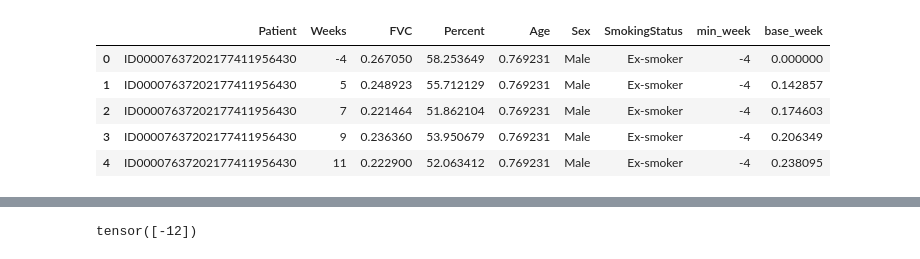
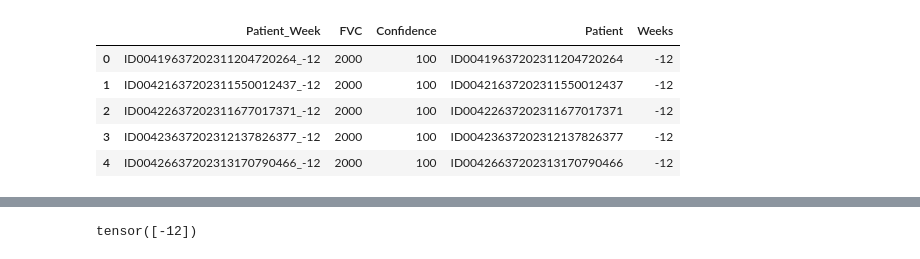
Before and after one commit to jonykarki/Kaggle-OSIC-Pulmonary-Fibrosis-Progression, a Jupyter notebook: LSTM/main.ipynb, the cells around one changed output, grey strips where cells are left out. Cells and saved outputs as stored; diff of their text form; code cells hidden in the pictures.

```diff
--- a/LSTM/main.ipynb
+++ b/LSTM/main.ipynb
@@ -62,9 +19,0 @@ train_df[['base_week', 'FVC', 'Age']] = lstm_input_scaled
-# %%
-train_df.head()
-# %% [output]
-|  | Patient | Weeks | FVC | Percent | Age | Sex | SmokingStatus | min_week | base_week |
-| 0 | ID00007637202177411956430 | -4 | 0.267050 | 58.253649 | 0.769231 | Male | Ex-smoker | -4 | 0.000000 |
-| 1 | ID00007637202177411956430 | 5 | 0.248923 | 55.712129 | 0.769231 | Male | Ex-smoker | -4 | 0.142857 |
-| 2 | ID00007637202177411956430 | 7 | 0.221464 | 51.862104 | 0.769231 | Male | Ex-smoker | -4 | 0.174603 |
-| 3 | ID00007637202177411956430 | 9 | 0.236360 | 53.950679 | 0.769231 | Male | Ex-smoker | -4 | 0.206349 |
-| 4 | ID00007637202177411956430 | 11 | 0.222900 | 52.063412 | 0.769231 | Male | Ex-smoker | -4 | 0.238095 |
@@ -70,0 +47,12 @@ train_df.head()
+# %%
+# extract the Patient and weeks from the Patient_Week column
+sub_df['Patient'] = sub_df['Patient_Week'].apply(lambda x: x.split('_')[0])
+sub_df['Weeks'] = sub_df['Patient_Week'].apply(lambda x: int(x.split('_')[-1]))
+sub_df.head()
+# %% [output]
+|  | Patient_Week | FVC | Confidence | Patient | Weeks |
+| 0 | ID00419637202311204720264_-12 | 2000 | 100 | ID00419637202311204720264 | -12 |
+| 1 | ID00421637202311550012437_-12 | 2000 | 100 | ID00421637202311550012437 | -12 |
+| 2 | ID00422637202311677017371_-12 | 2000 | 100 | ID00422637202311677017371 | -12 |
+| 3 | ID00423637202312137826377_-12 | 2000 | 100 | ID00423637202312137826377 | -12 |
+| 4 | ID00426637202313170790466_-12 | 2000 | 100 | ID00426637202313170790466 | -12 |
```
Also changed, not shown: parts of 31 cells of this notebook.
